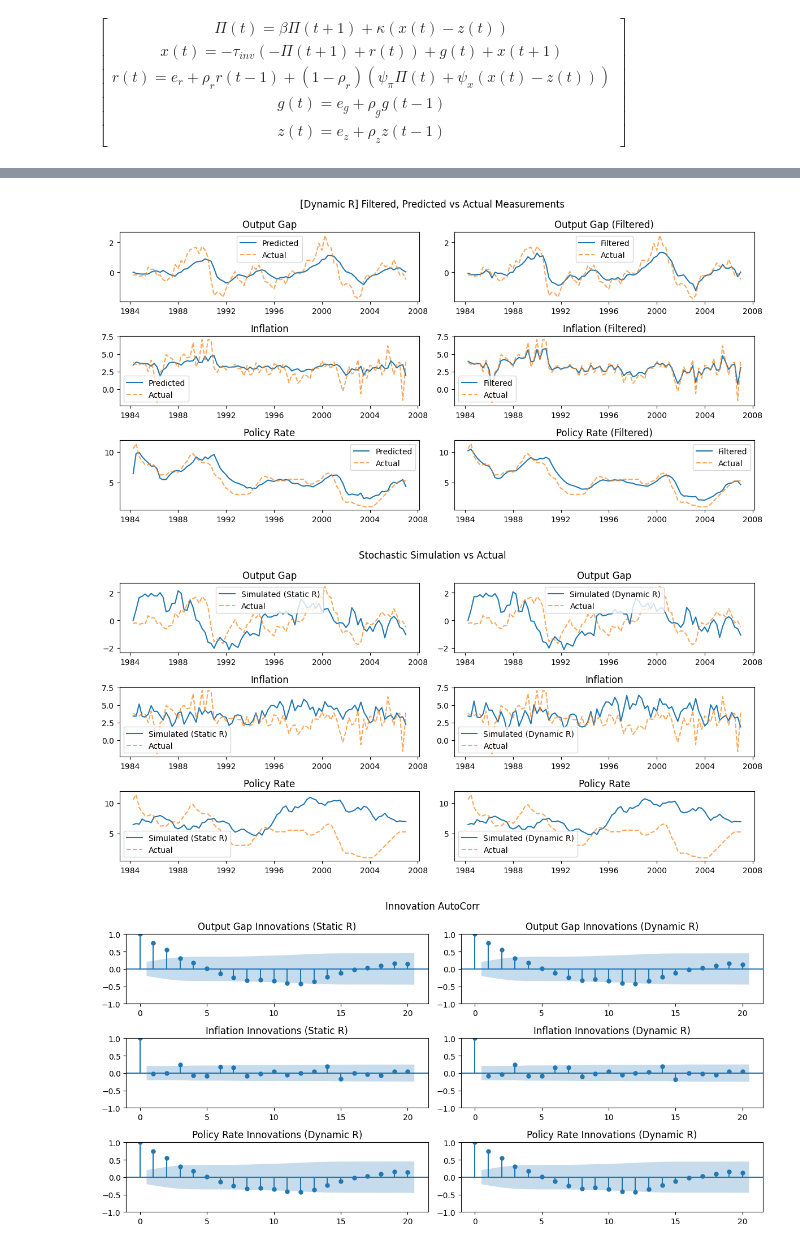
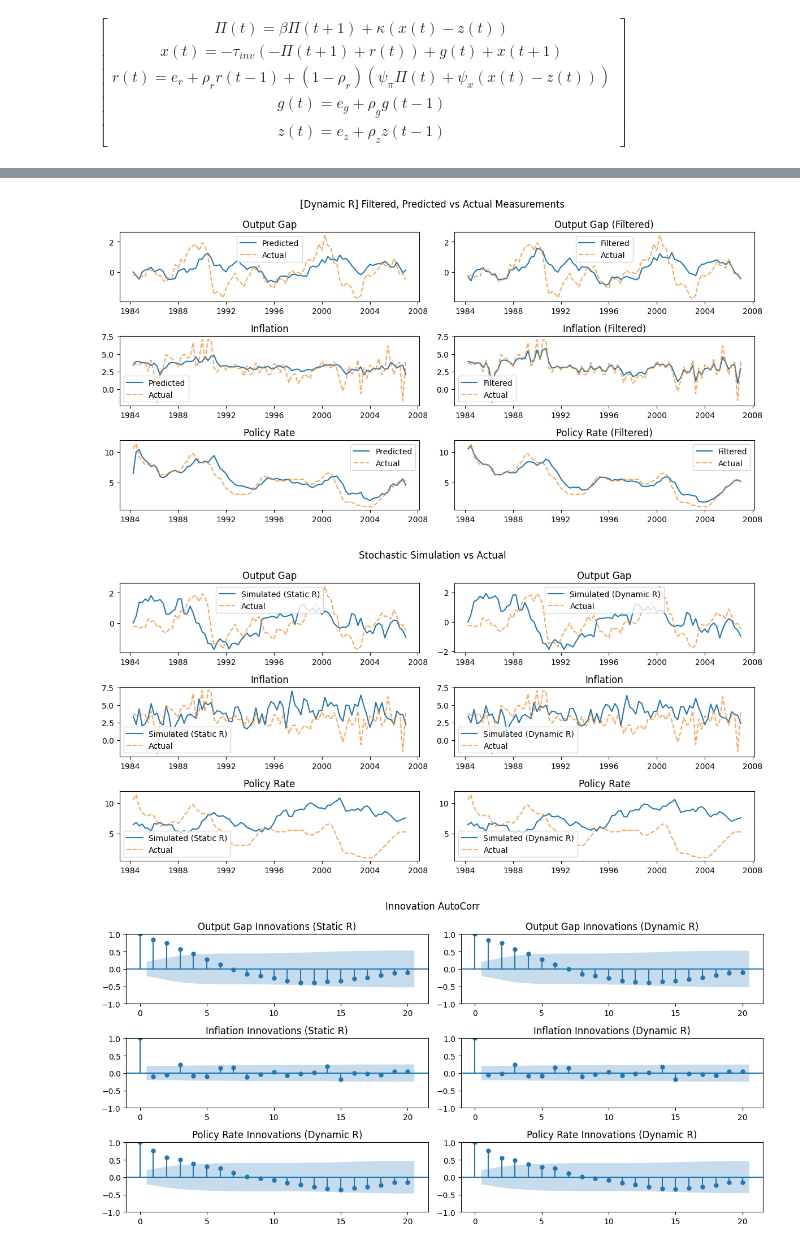
Before and after one commit to GongJr0/SymbolicDSGE, a Jupyter notebook: scripts/param_estimation.ipynb, the cells around one changed output, grey strips where cells are left out. Cells and saved outputs as stored; diff of their text form; code cells hidden in the pictures.

```diff
--- a/scripts/param_estimation.ipynb
+++ b/scripts/param_estimation.ipynb
@@ -40,7 +40,7 @@ fred = FRED(
 )
 df = fred.get_frame(
     series_ids=[
-        "GDPC1",  # Real GDP
+        "A939RX0Q048SBEA",  # Real GDP per Cap.
         "CPIAUCSL",  # Consumer Price Index for All Urban Consumers: All Items
         "FEDFUNDS",  # Effective Federal Funds Rate
     ],
@@ -50,7 +50,7 @@ df = fred.get_frame(
     ),  # Date range for the data ("YYYY-MM-DD" format or a pd.DatetimeIndex object)
 )
 
-gdp_q = df["GDPC1"]  # already quarterly in most pulls; verify freq
+gdp_q = df["A939RX0Q048SBEA"]  # already quarterly in most pulls; verify freq
 
 cpi_q = df["CPIAUCSL"].resample("QS").mean()  # quarterly avg CPI
 ffr_q = df["FEDFUNDS"].resample("QS").mean()  # quarterly avg policy rate
@@ -60,7 +60,7 @@ idx_range = pd.date_range(start="1984-01-01", end="2007-01-01", freq="QS")
 
 df = pd.DataFrame(
     {
-        "GDPC1": gdp_q.reindex(idx_range),
+        "A939RX0Q048SBEA": gdp_q.reindex(idx_range),
         "CPIAUCSL": cpi_q.reindex(idx_range),
         "FEDFUNDS": ffr_q.reindex(idx_range),
     }
@@ -83,7 +83,11 @@ df
 93 rows × 3 columns
 # %%
-x_trend = HP_two_sided(log(df["GDPC1"]), lamb=1600)[0]  # returns (trend, cycle)
-x = (log(df["GDPC1"]) - x_trend) * 100  # HP detrended quarterly log output gap
+x_trend = HP_two_sided(log(df["A939RX0Q048SBEA"]), lamb=1600)[
+    0
+]  # returns (trend, cycle)
+x = (
+    log(df["A939RX0Q048SBEA"]) - x_trend
+) * 100  # HP detrended quarterly log output gap
 
 
 inf_lvl = annualized_log_percent(df["CPIAUCSL"], periods_per_year=4)
@@ -116,22 +120,22 @@ prior_spec = {
     # (0, 1)
     "beta": make_prior(
         "beta",
-        parameters={"a": 200 * 0.99, "b": 200 * 0.001},
+        parameters={"a": 100 * 0.99, "b": 100 * 0.001},
         transform="logit",
     ),
     "rho_r": make_prior(
         "beta",
-        parameters={"a": 200 * 0.84, "b": 200 * 0.16},
+        parameters={"a": 100 * 0.84, "b": 100 * 0.16},
         transform="logit",
     ),
     "rho_g": make_prior(
         "beta",
-        parameters={"a": 200 * 0.83, "b": 200 * 0.17},
+        parameters={"a": 100 * 0.83, "b": 100 * 0.17},
         transform="logit",
     ),
     "rho_z": make_prior(
         "beta",
-        parameters={"a": 200 * 0.85, "b": 200 * 0.15},
+        parameters={"a": 100 * 0.85, "b": 100 * 0.15},
         transform="logit",
     ),
     # (0, +inf)
@@ -201,8 +205,8 @@ estim = lambda r: solver.estimate_and_solve(
     posterior_point="mean",
     steady_state=[0.0, 0.0, 0.0, 0.0, 0.0],
     estimated_params=list(prior_spec.keys()),
-    n_draws=250_000,
-    burn_in=100_000,
+    n_draws=25_000,
+    burn_in=10_000,
     thin=1,
     update_R_in_iterations=r,
 )
@@ -388,7 +395,7 @@ ax[2, 1].legend()
 
 plt.tight_layout()
 # %% [output]
-[figure, old version]
+[figure, new version]
 # %%
 gz = Shock(T=len(idx) - 1, dist="norm", multivar=True, seed=0).shock_generator()
 r = Shock(T=len(idx) - 1, dist="norm", seed=1).shock_generator()
@@ -440,7 +447,7 @@ ax[2, 1].legend()
 
 plt.tight_layout()
 # %% [output]
-[figure, old version]
+[figure, new version]
 # %%
 fig, ax = plt.subplots(3, 2, figsize=(12, 6))
 
@@ -455,36 +462,36 @@ plot_acf(
     kf_0.innov[:, 1],
     ax=ax[1, 0],
     lags=20,
     title="Inflation Innovations (Static R)",
 )
 plot_acf(
-    kf_0.innov[:, 0],
+    kf_0.innov[:, 2],
     ax=ax[2, 0],
     lags=20,
     title="Policy Rate Innovations (Dynamic R)",
 )
 plot_acf(
     kf_1.innov[:, 0],
     ax=ax[0, 1],
     lags=20,
     title="Output Gap Innovations (Dynamic R)",
 )
 plot_acf(
     kf_1.innov[:, 1],
     ax=ax[1, 1],
     lags=20,
     title="Inflation Innovations (Dynamic R)",
 )
 plot_acf(
-    kf_1.innov[:, 0],
+    kf_1.innov[:, 2],
     ax=ax[2, 1],
     lags=20,
     title="Policy Rate Innovations (Dynamic R)",
 )
 
 plt.tight_layout()
 # %% [output]
-[figure, old version]
+[figure, new version]
 # %%
 fig, ax = plt.subplots(3, 2, figsize=(12, 6))
 
```
Also changed, not shown: parts of 14 cells of this notebook, 3 other files.
